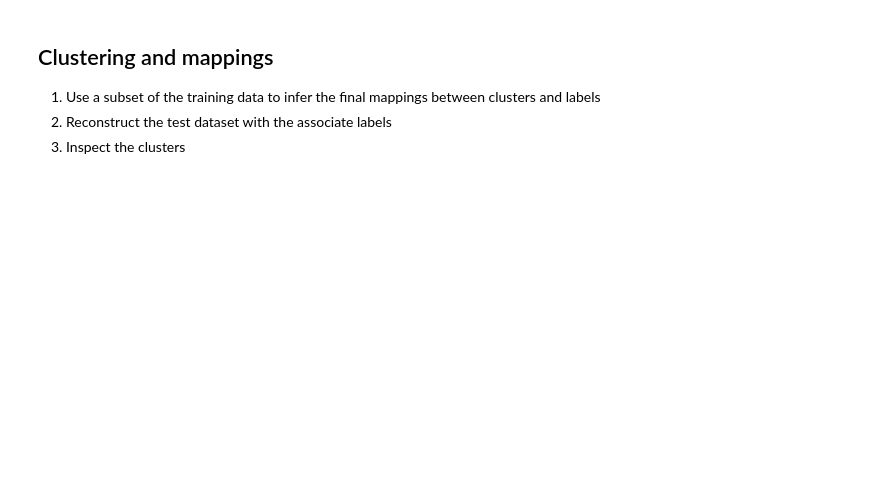
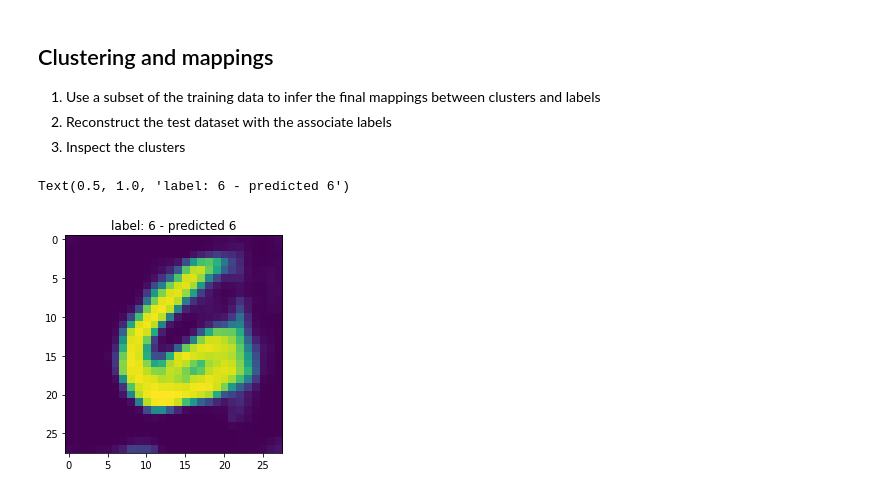
Before and after one commit to matteoferrante/NeuroGEN_Pytorch, a Jupyter notebook: vaesim_prova.ipynb, the cells around one changed output. Cells and saved outputs as stored; diff of their text form; code cells hidden in the pictures; blank space fills up the shorter version.

Commit message:
vaesim allenato

```diff
--- a/vaesim_prova.ipynb
+++ b/vaesim_prova.ipynb
@@ -569,5 +558,9 @@ model.fit(train_dataloader=train_dataloader,val_dataloader=test_dataloader,epoch
 # %%
 torch.save(model.state_dict(), "vaesim_prova1.pt")
+
+torch.save(model.basis,"vaesim_basis.pt")
+
+SIM=model.basis
 # %% [markdown]
 ## Clustering and mappings
 
@@ -576,7 +569,8 @@ torch.save(model.state_dict(), "vaesim_prova1.pt")
 2) Reconstruct the test dataset with the associate labels
 3) Inspect the clusters
 # %%
-#model.load_state_dict(torch.load("vaesim_prova1.pt"))
+model.load_state_dict(torch.load("vaesim_prova1.pt"))
+model.basis=SIM
 # %%
 
 with torch.no_grad():
@@ -624,8 +618,15 @@ with torch.no_grad():
 # %%
 recon=[]
 y_pred=[]
-for x,y in test_dataset:
+labels=[]
+for x,y in tqdm.tqdm(test_dataset):
 
     x_rec,cluster,sim=model.reconstruct_and_cluster(x.unsqueeze(0).to(device))
-    y_pred=mappings[cluster]
-    break
+    y_pred.append(int(mappings[cluster.cpu().numpy()[0]].numpy()))
+    labels.append(y)
+# %%
+plt.imshow(x_rec.cpu().detach().squeeze(0).permute(1,2,0).numpy())
+plt.title(f"label: {y} - predicted {y_pred[-1]}")
+# %% [output]
+Text(0.5, 1.0, 'label: 6 - predicted 6')
+[figure, added]
```
Also changed, not shown: parts of 12 cells of this notebook.
